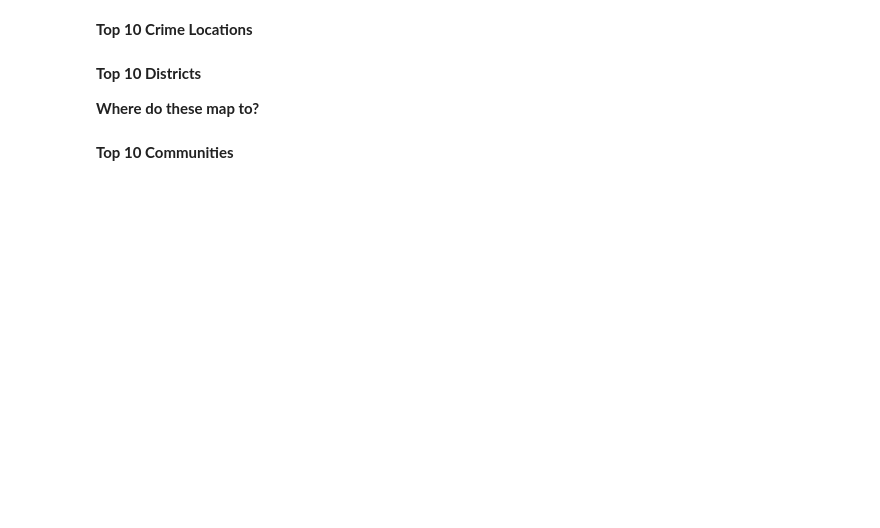
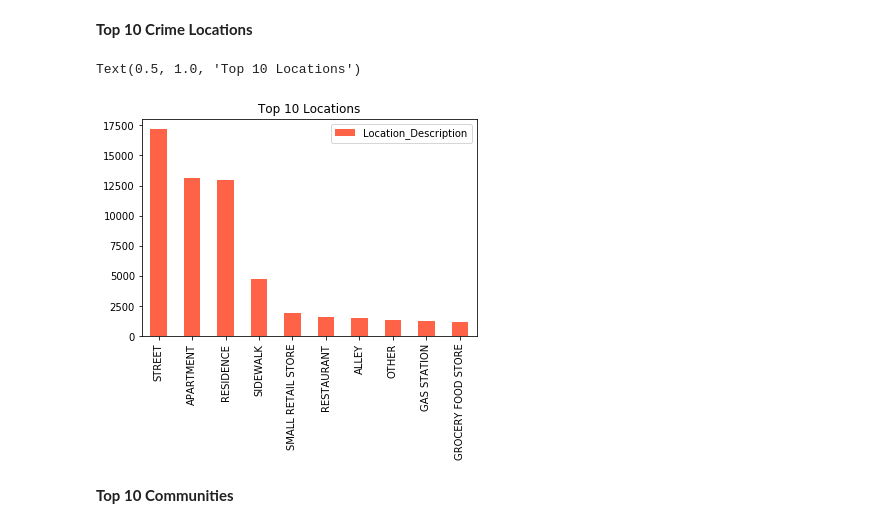
Before and after one commit to meghutch/Chicago_Crimes, a Jupyter notebook: Chicago_Crime_Analysis.ipynb, the cells around one changed output. Cells and saved outputs as stored; diff of their text form; code cells hidden in the pictures; blank space fills up the shorter version.

```diff
--- a/Chicago_Crime_Analysis.ipynb
+++ b/Chicago_Crime_Analysis.ipynb
@@ -329,15 +324,14 @@ plt1.set_title("Top 10 Primary Crimes & Descriptions")
 # %% [markdown]
 **Top 10 Crime Locations**
 # %%
-crime_df10 = crime_df.Location_Description.value_counts()
+crime_df10 = crime_model.Location_Description.value_counts()
 crime_df10 = crime_df10.head(10)
 
 crime_df10 = pd.DataFrame(crime_df10)
 
 plt1 = crime_df10.plot(kind="bar", color = "tomato")
 plt1.tick_params(axis="x", labelsize = 10, labelrotation = 90)
 plt1.set_title("Top 10 Locations")
+# %% [output]
+Text(0.5, 1.0, 'Top 10 Locations')
+[figure, added]
-# %% [markdown]
-**Top 10 Districts**
-
-**Where do these map to?**
```
Also changed, not shown: parts of 36 cells of this notebook.
